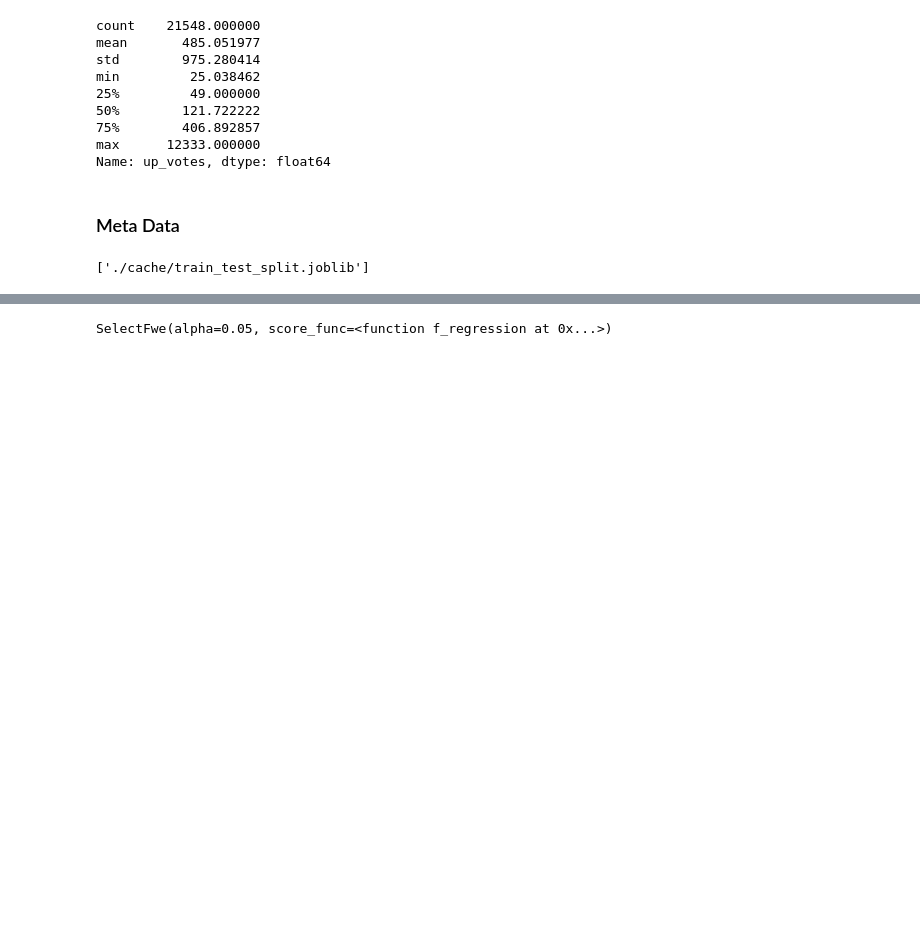
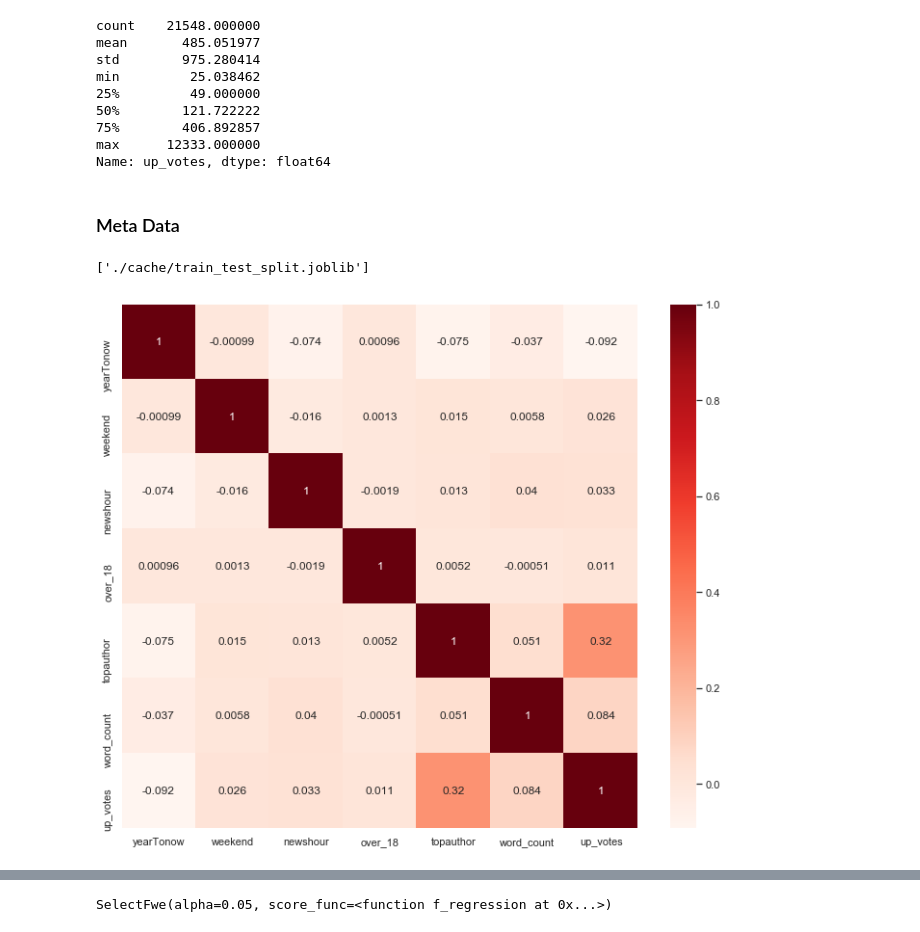
Before and after one commit to Jingciii/Eluvio-DS-Challenge, a Jupyter notebook: ETL.ipynb, the cells around one changed output, grey strips where cells are left out. Cells and saved outputs as stored; diff of their text form; code cells hidden in the pictures; blank space fills up the shorter version.

```diff
--- a/ETL.ipynb
+++ b/ETL.ipynb
@@ -681,6 +680,6 @@ label.to_csv("label.csv", index=False)
 # %%
-new_df = pd.read_csv("cleandata.csv")
-label = pd.read_csv("label.csv")
+new_df = pd.read_csv("./data/cleandata.csv")
+label = pd.read_csv("./data/label.csv")
 # %% [markdown]
 ### Meta Data
 # %%
@@ -703,5 +698,13 @@ kfold = KFold(3)
 # %%
 # only 'yeartonow' and 'word_count' potentially need standardization
 scaler = StandardScaler()
-df[['yearTonow', 'word_count']] = \
+df_train[['yearTonow', 'word_count']] = \
  pd.DataFrame(scaler.fit_transform(df_train[['yearTonow', 'word_count']])).set_index(df_train.index)
+# %%
+#Using Pearson Correlation
+plt.figure(figsize=(12,10))
+cor = pd.concat([df_train[['yearTonow', 'weekend', 'newshour', 'over_18', 'topauthor', 'word_count']],val_train], axis=1).corr()
+sns.heatmap(cor, annot=True, cmap=plt.cm.Reds)
+plt.show()
+# %% [output]
+[figure, added]
```
Also changed, not shown: parts of 8 cells of this notebook, 9 other files.
